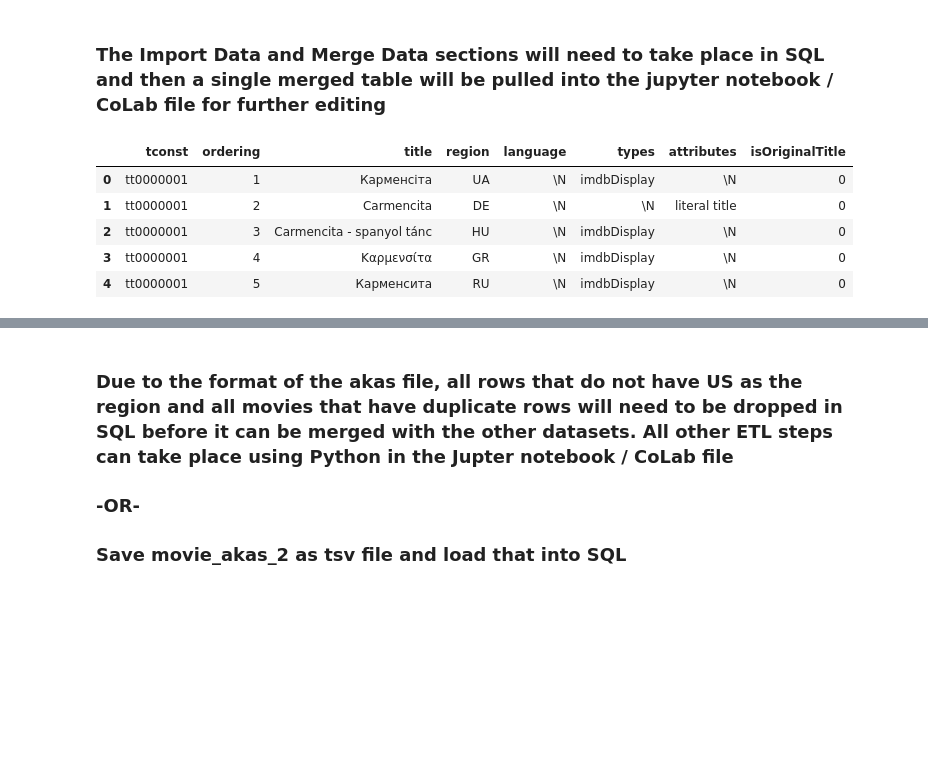
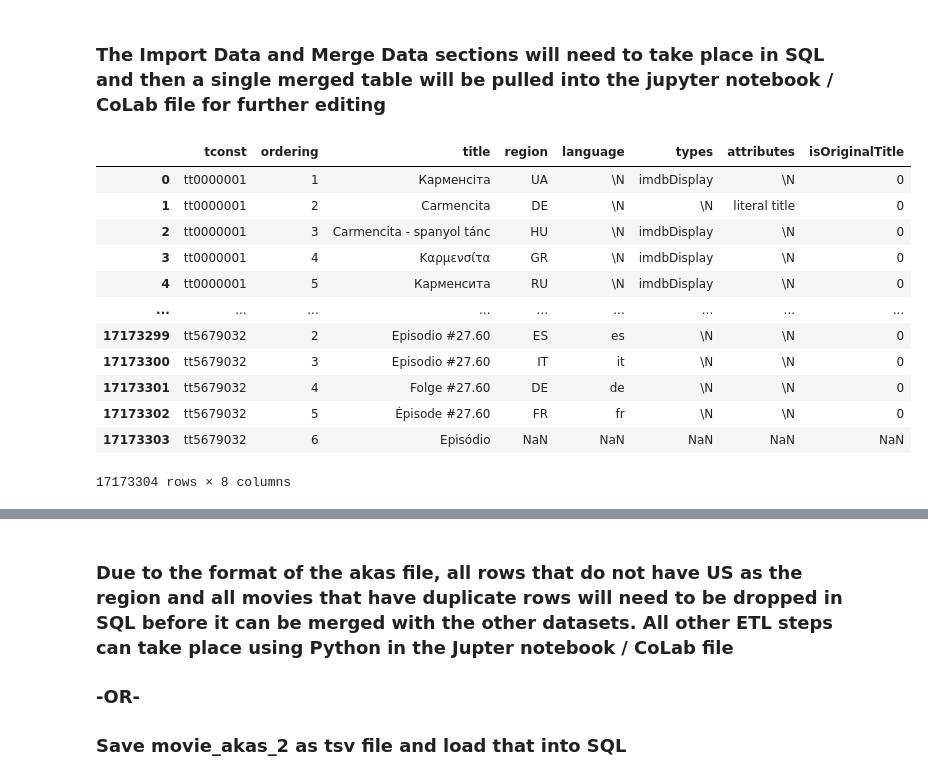
Before and after one commit to hemsmalli5/test, a Jupyter notebook: Project_Master.ipynb, the cells around one changed output, grey strips where cells are left out. Drawn from its saved outputs; the diff is of its cells as text; code cells hidden in the pictures; blank space fills up the shorter version.

```diff
--- a/Project_Master.ipynb
+++ b/Project_Master.ipynb
@@ -22,14 +22,21 @@ from sklearn.preprocessing import MultiLabelBinarizer
 # %%
 # read the data file
 movie_akas = pd.read_csv('Resources/title.akas.tsv', sep='\t')
-movie_akas.head()
+movie_akas
 # %% [output]
 |  | tconst | ordering | title | region | language | types | attributes | isOriginalTitle |
 | 0 | tt0000001 | 1 | Карменсіта | UA | \N | imdbDisplay | \N | 0 |
 | 1 | tt0000001 | 2 | Carmencita | DE | \N | \N | literal title | 0 |
 | 2 | tt0000001 | 3 | Carmencita - spanyol tánc | HU | \N | imdbDisplay | \N | 0 |
 | 3 | tt0000001 | 4 | Καρμενσίτα | GR | \N | imdbDisplay | \N | 0 |
 | 4 | tt0000001 | 5 | Карменсита | RU | \N | imdbDisplay | \N | 0 |
+| ... | ... | ... | ... | ... | ... | ... | ... | ... |
+| 17173299 | tt5679032 | 2 | Episodio #27.60 | ES | es | \N | \N | 0 |
+| 17173300 | tt5679032 | 3 | Episodio #27.60 | IT | it | \N | \N | 0 |
+| 17173301 | tt5679032 | 4 | Folge #27.60 | DE | de | \N | \N | 0 |
+| 17173302 | tt5679032 | 5 | Épisode #27.60 | FR | fr | \N | \N | 0 |
+| 17173303 | tt5679032 | 6 | Episódio | NaN | NaN | NaN | NaN | NaN |
+17173304 rows × 8 columns
 # %%
 # read the data file
 movie_basics = pd.read_csv('Resources/title.basics.tsv', sep='\t')
```
Also changed, not shown: parts of 20 cells of this notebook.
